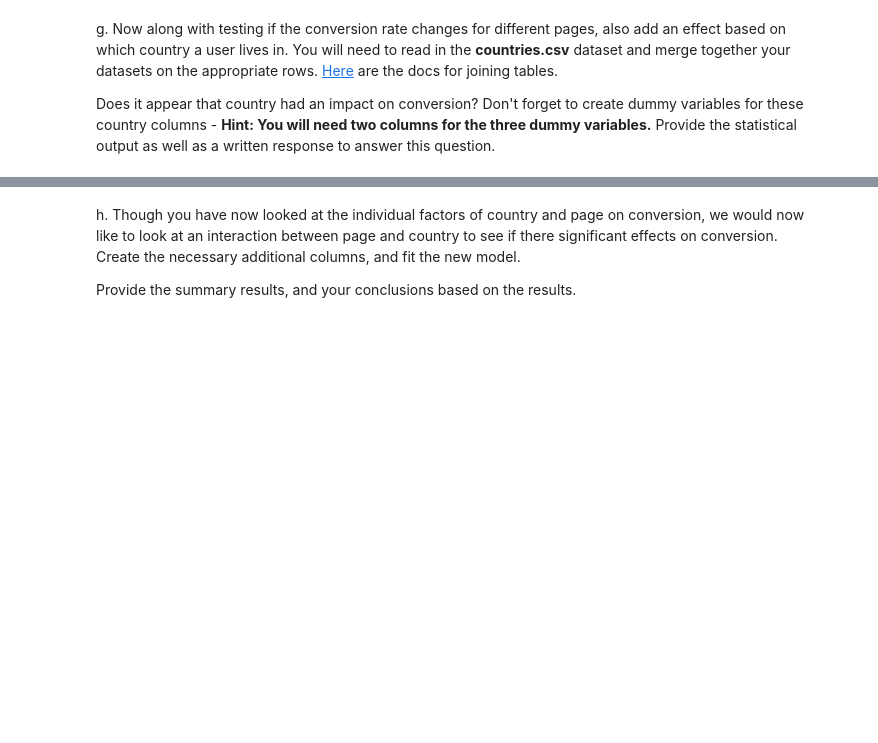
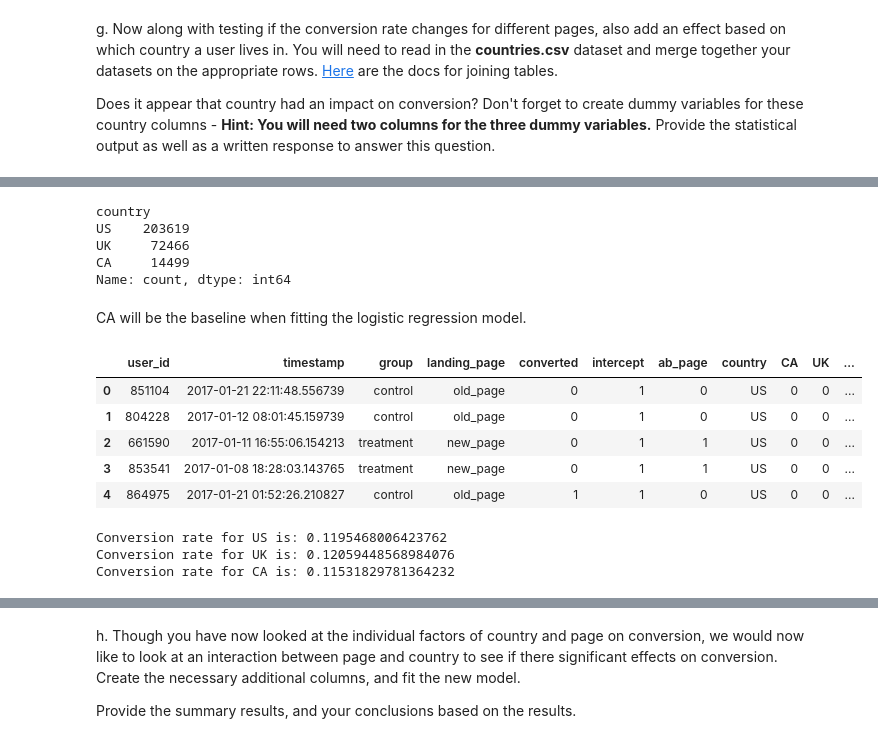
Before and after one commit to davidblackwelder/analyze-ab-test-results, a Jupyter notebook: Analyze_ab_test_results_notebook.ipynb, the cells around one changed output, grey strips where cells are left out. Saved outputs shown, nothing was run; the diff lists cells and outputs as text; code cells hidden in the pictures; blank space fills up the shorter version.

Commit message:
Finish regression model and start on country analysis

```diff
--- a/Analyze_ab_test_results_notebook.ipynb
+++ b/Analyze_ab_test_results_notebook.ipynb
@@ -342,2 +349,29 @@ a. Since each row is either a conversion or no conversion, what type of regressi
 # %% [markdown]
 b. The goal is to use **statsmodels** to fit the regression model you specified in part **a.** to see if there is a significant difference in conversion based on which page a customer receives. However, you first need to create in df2 a column for the intercept, and create a dummy variable column for which page each user received.  Add an **intercept** column, as well as an **ab_page** column, which is 1 when an individual receives the **treatment** and 0 if **control**.
+# %%
+# Create intercept column since statsmodels does not add this for us
+df2['intercept'] = 1
+
+"""
+Use get_dummies() on group column so that 1 if control and 0 when treatment will go into the old column
+The new column will be the opposite of this
+NOTE: get_dummies() returns True or False by default so to avoid any potential issues we explicity make the dtype an int
+"""
+df2[['old', 'new']] = pd.get_dummies(df2['group'], dtype=int)
+
+# Dropping the old column from the dataset since it is just the opposite of the new column but has the same meaning essentially
+df2 = df2[['user_id', 'timestamp', 'group', 'landing_page', 'converted',
+           'intercept',
+           # 'old',
+           'new'
+         ]].copy()
+
+# Rename the the new column to be ab_page
+df2 = df2.rename(columns={'new': 'ab_page'})
+
+"""
+Check that the changes are correct
+We expect intercept column with all values equal to 1.
+We expect the ab_page column to have a 0 if the group is control and a 1 if the group is treatment
+"""
+df2.head()
@@ -357,3 +436,10 @@ f. Now, you are considering other things that might influence whether or not an
 g. Now along with testing if the conversion rate changes for different pages, also add an effect based on which country a user lives in. You will need to read in the **countries.csv** dataset and merge together your datasets on the appropriate rows.  [Here](https://pandas.pydata.org/pandas-docs/stable/generated/pandas.DataFrame.join.html) are the docs for joining tables.
 
 Does it appear that country had an impact on conversion?  Don't forget to create dummy variables for these country columns - **Hint: You will need two columns for the three dummy variables.** Provide the statistical output as well as a written response to answer this question.
+# %%
+# Read in countries dataset
+countries = pd.read_csv('countries.csv')
+# Set index for countries dataset to user_id and join both dataframes on user_id
+df2 = df2.join(countries.set_index('user_id'), on='user_id')
+# Check that the join worked
+df2.head()
@@ -359,0 +453,39 @@ Does it appear that country had an impact on conversion?  Don't forget to create
+# %%
+df2['country'].value_counts()
+# %% [output]
+country
+US    203619
+UK     72466
+CA     14499
+Name: count, dtype: int64
+# %% [markdown]
+CA will be the baseline when fitting the logistic regression model.
+# %%
+"""
+Use get_dummies() on country column
+Results are returned in alphabetical order so:
+    CA column will have 1 only when country is CA and 0 for everything else
+    UK column will have 1 only when country is UK and 0 for everything else
+    US column will have 1 only when country is US and 0 for everything else
+NOTE: get_dummies() returns True or False by default so to avoid any potential issues we explicity make the dtype an int
+"""
+df2[['CA', 'UK', 'US']] = pd.get_dummies(df2['country'], dtype=int)
+# %% [output]
+|  | user_id | timestamp | group | landing_page | converted | intercept | ab_page | country | CA | UK | ... |
+| 0 | 851104 | 2017-01-21 22:11:48.556739 | control | old_page | 0 | 1 | 0 | US | 0 | 0 | ... |
+| 1 | 804228 | 2017-01-12 08:01:45.159739 | control | old_page | 0 | 1 | 0 | US | 0 | 0 | ... |
+| 2 | 661590 | 2017-01-11 16:55:06.154213 | treatment | new_page | 0 | 1 | 1 | US | 0 | 0 | ... |
+| 3 | 853541 | 2017-01-08 18:28:03.143765 | treatment | new_page | 0 | 1 | 1 | US | 0 | 0 | ... |
+| 4 | 864975 | 2017-01-21 01:52:26.210827 | control | old_page | 1 | 1 | 0 | US | 0 | 0 | ... |
+# %%
+us_conversion = df2[df2['US'] == 1]['converted'].mean()
+uk_conversion = df2[df2['UK'] == 1]['converted'].mean()
+ca_conversion = df2[df2['CA'] == 1]['converted'].mean()
+
+print(f'Conversion rate for US is: {us_conversion}')
+print(f'Conversion rate for UK is: {uk_conversion}')
+print(f'Conversion rate for CA is: {ca_conversion}')
+# %% [output]
+Conversion rate for US is: 0.1195468006423762
+Conversion rate for UK is: 0.12059448568984076
+Conversion rate for CA is: 0.11531829781364232
```
Also changed, not shown: parts of 25 cells of this notebook.
